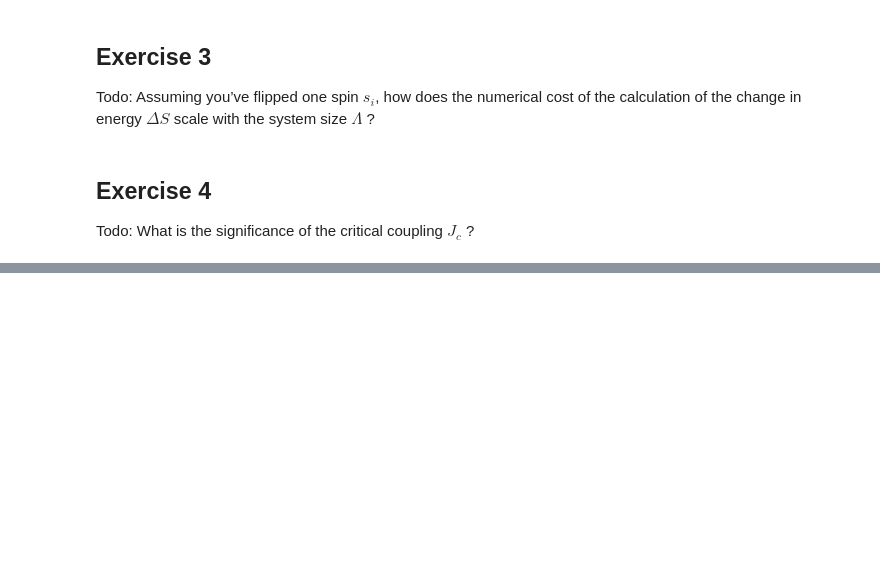
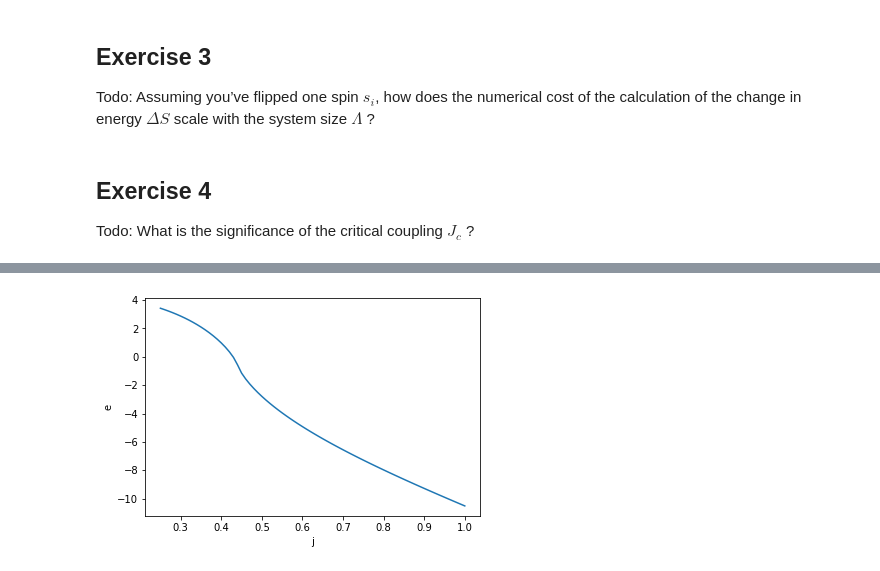
Before and after one commit to thomas-matt-block/physics760_Martin, a Jupyter notebook: Exercise 2/exercise2.ipynb, the cells around one changed output, grey strips where cells are left out. Cells and saved outputs as stored; diff of their text form; code cells hidden in the pictures; blank space fills up the shorter version.

```diff
--- a/Exercise 2/exercise2.ipynb
+++ b/Exercise 2/exercise2.ipynb
@@ -148,0 +198,18 @@ $N \in [4, 20]$
+# %%
+def mean_energy_analytical(j):
+    spherical=sp.ellipkinc(math.pi/2, 4*math.cosh(2*j)**-2*math.tanh(2*j)**2)
+    return (-j*(math.cosh(2*j)/math.sinh(2*j))*(1+2*math.pi*(2*math.tanh(2*j)**2-1)*spherical))
+
+def plot_mean_energy(N, h, t, lamba, repeats):
+    j_array=np.arange(0.25, 1.01, 0.01)
+    mean_energy_array=np.zeros(len(j_array))
+    for i in range(len(j_array)):
+        mean_energy_array[i]=mean_energy_analytical(j_array[i])
+    plt.plot(j_array, mean_energy_array)
+    plt.xlabel("j")
+    plt.ylabel("e")
+    plt.savefig("plot_mean_energy.png")
+
+plot_mean_energy(4, 1, 1, 1, 1)
+# %% [output]
+[figure, added]
```
Also changed, not shown: parts of 12 cells of this notebook.
